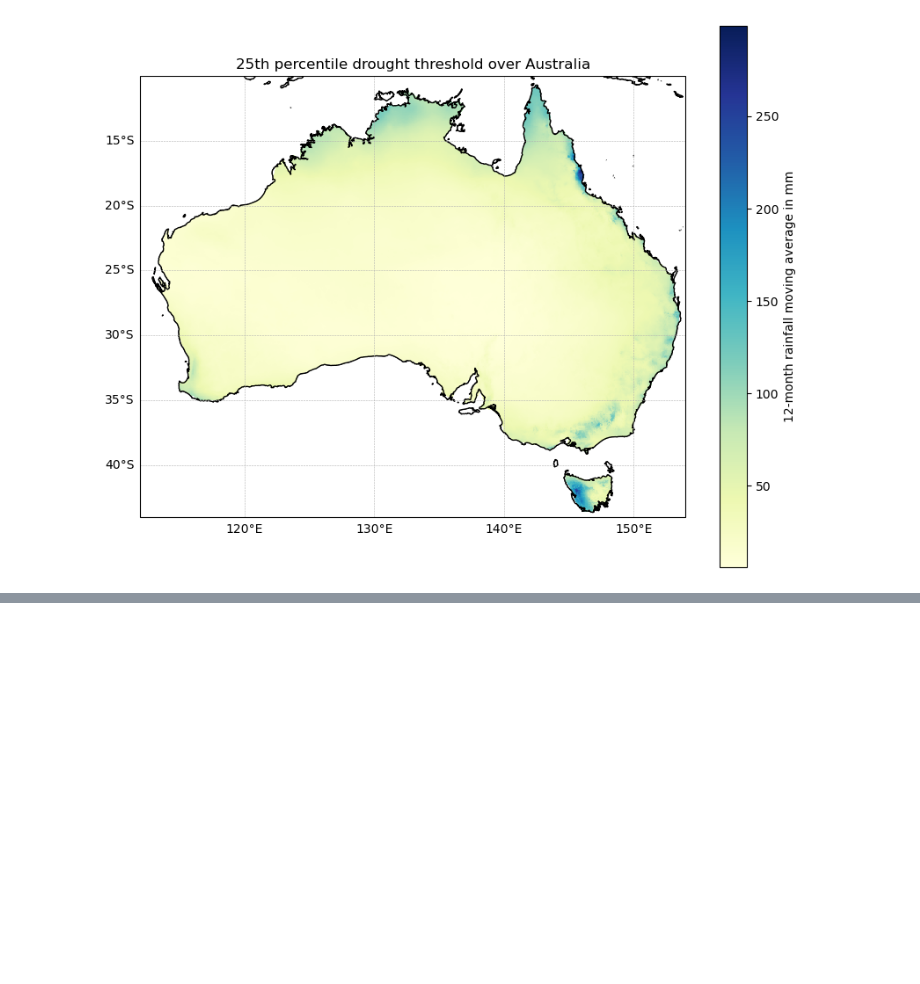
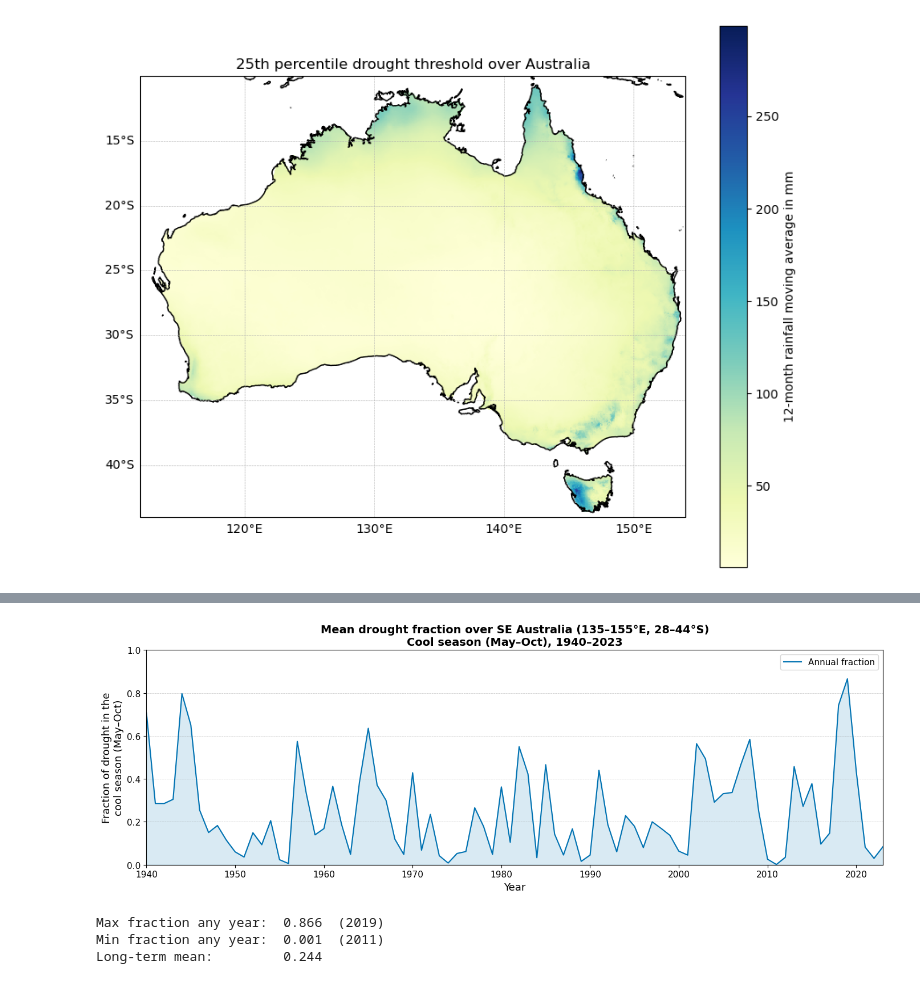
Before and after one commit to 21centuryweather/GC26-wind-hydro-droughts, a Jupyter notebook: analysis/Calculation_Hydrologic_drought_SG.ipynb, the cells around one changed output, grey strips where cells are left out. Drawn from its saved outputs; the diff is of its cells as text; code cells hidden in the pictures; blank space fills up the shorter version.

```diff
--- a/analysis/Calculation_Hydrologic_drought_SG.ipynb
+++ b/analysis/Calculation_Hydrologic_drought_SG.ipynb
@@ -545,0 +394,52 @@ print(gaps[:5])
+# %%
+# ── Time series 1940–2023
+lat_min, lat_max = -45, -28
+lon_min, lon_max = 130, 155
+
+# Load the already-computed NetCDF
+ds = xr.open_dataset("/g/data/nf33/sg3790/Hydrologic_drought_netcdf/drought_fraction_may_oct_1940_2023.nc")
+
+# Apply Australia land mask
+mask = regionmask.defined_regions.natural_earth_v5_0_0.countries_110.mask(
+    ds["drought_fraction"].lon, ds["drought_fraction"].lat
+)
+drought_masked = ds["drought_fraction"].where(mask == 137)
+
+# Clip to SE Australia boundary
+drought_region = drought_masked.sel(
+    lat=slice(lat_min, lat_max),
+    lon=slice(lon_min, lon_max)
+)
+
+# Spatial mean per year — no loop needed, xarray does all 84 years at once
+drought_fraction = drought_region.mean(dim=["lat", "lon"], skipna=True).values
+years_arr = ds["drought_fraction"].year.values
+
+# ── Plot ──────────────────────────────────────────────────────────────────────
+fig, ax = plt.subplots(figsize=(14, 5))
+ax.plot(years_arr, drought_fraction, color="#0072B2", linewidth=1.5, zorder=2, label="Annual fraction")
+ax.fill_between(years_arr, drought_fraction, alpha=0.15, color="#0072B2")
+
+ax.set_xlim(1940, 2023)
+ax.set_ylim(0, 1)
+ax.set_xlabel("Year", fontsize=13)
+ax.set_ylabel("Fraction of drought in the\ncool season (May–Oct)", fontsize=13)
+ax.set_title(
+    "Mean drought fraction over SE Australia (135–155°E, 28–44°S)\nCool season (May–Oct), 1940–2023",
+    fontsize=14, fontweight="bold"
+)
+ax.legend(fontsize=11)
+ax.grid(axis="y", linewidth=0.4, linestyle="--", color="gray", alpha=0.6)
+ax.tick_params(labelsize=11)
+plt.tight_layout()
+plt.show()
+
+# ── Sanity check ──────────────────────────────────────────────────────────────
+print(f"Max fraction any year:  {drought_fraction.max():.3f}  ({years_arr[drought_fraction.argmax()]})")
+print(f"Min fraction any year:  {drought_fraction.min():.3f}  ({years_arr[drought_fraction.argmin()]})")
+print(f"Long-term mean:         {mean_val:.3f}")
+# %% [output]
+[figure, added]
+Max fraction any year:  0.866  (2019)
+Min fraction any year:  0.001  (2011)
+Long-term mean:         0.244
```
Also changed, not shown: parts of 15 cells of this notebook, 2 other files.
